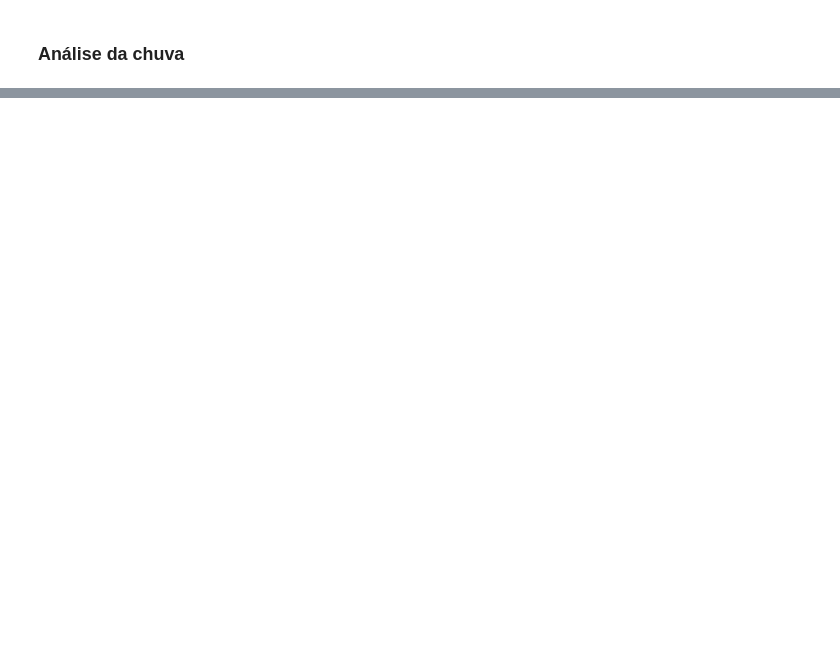
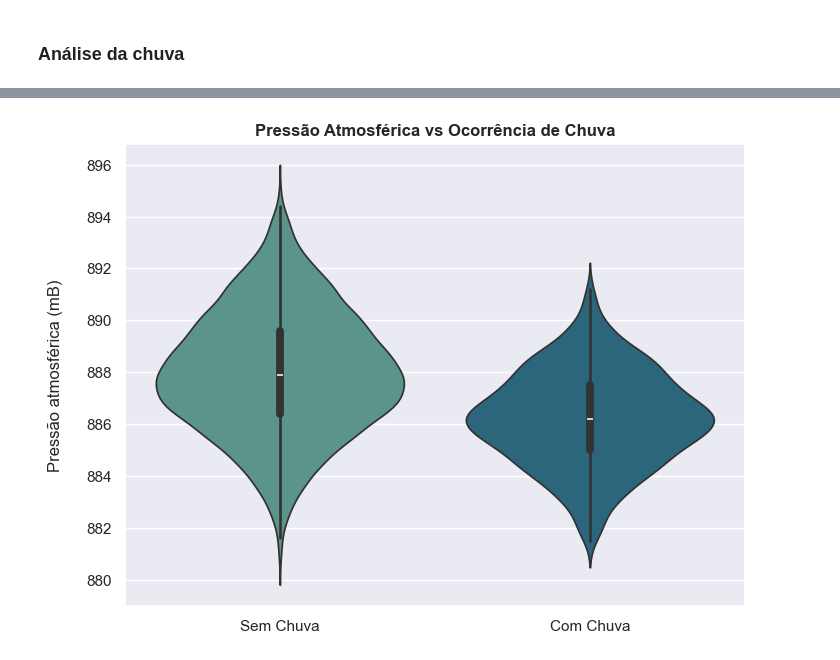
Before and after one commit to Mustasheep/brasilia-weather-forecasting, a Jupyter notebook: notebooks/02_eda.ipynb, the cells around one changed output, grey strips where cells are left out. Drawn from its saved outputs; the diff is of its cells as text; code cells hidden in the pictures; blank space fills up the shorter version.

```diff
--- a/notebooks/02_eda.ipynb
+++ b/notebooks/02_eda.ipynb
@@ -372,0 +400,15 @@ O gráfico da direita, que representa apenas as horas em que choveu, mostra uma
+# %%
+# Pressão atmosférica e ocorrência de chuva
+plt.figure(figsize=(8,6))
+sns.violinplot(data=df,
+               x="choveu",
+               y="pressao atmos nv estacao",
+               palette="crest")
+
+plt.title("Pressão Atmosférica vs Ocorrência de Chuva", fontweight="bold")
+plt.ylabel("Pressão atmosférica (mB)\n")
+plt.xlabel("")
+plt.xticks(ticks=[0, 1], labels=['Sem Chuva', 'Com Chuva'])
+plt.show()
+# %% [output]
+[figure, added]
```
Also changed, not shown: parts of 20 cells of this notebook.
